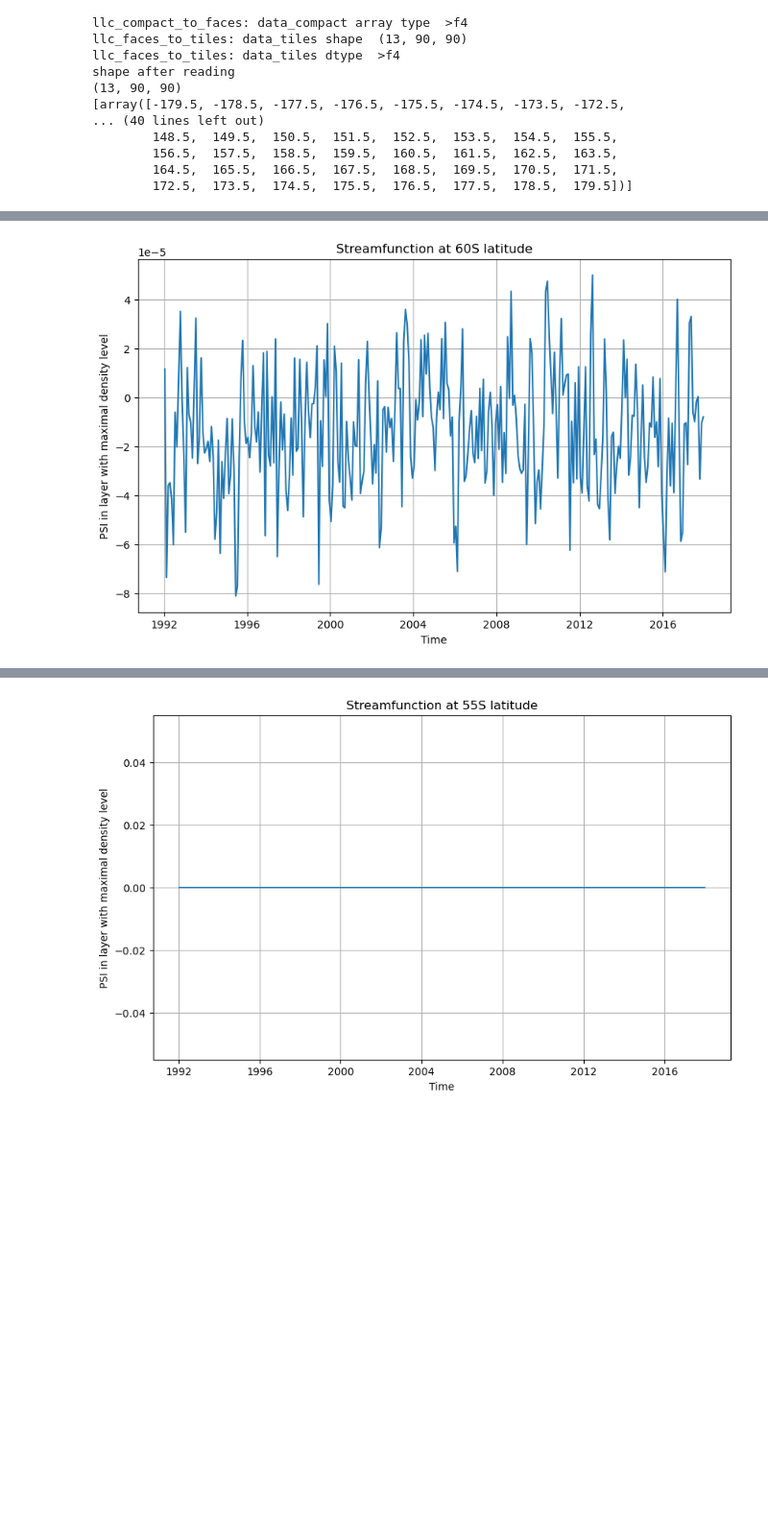
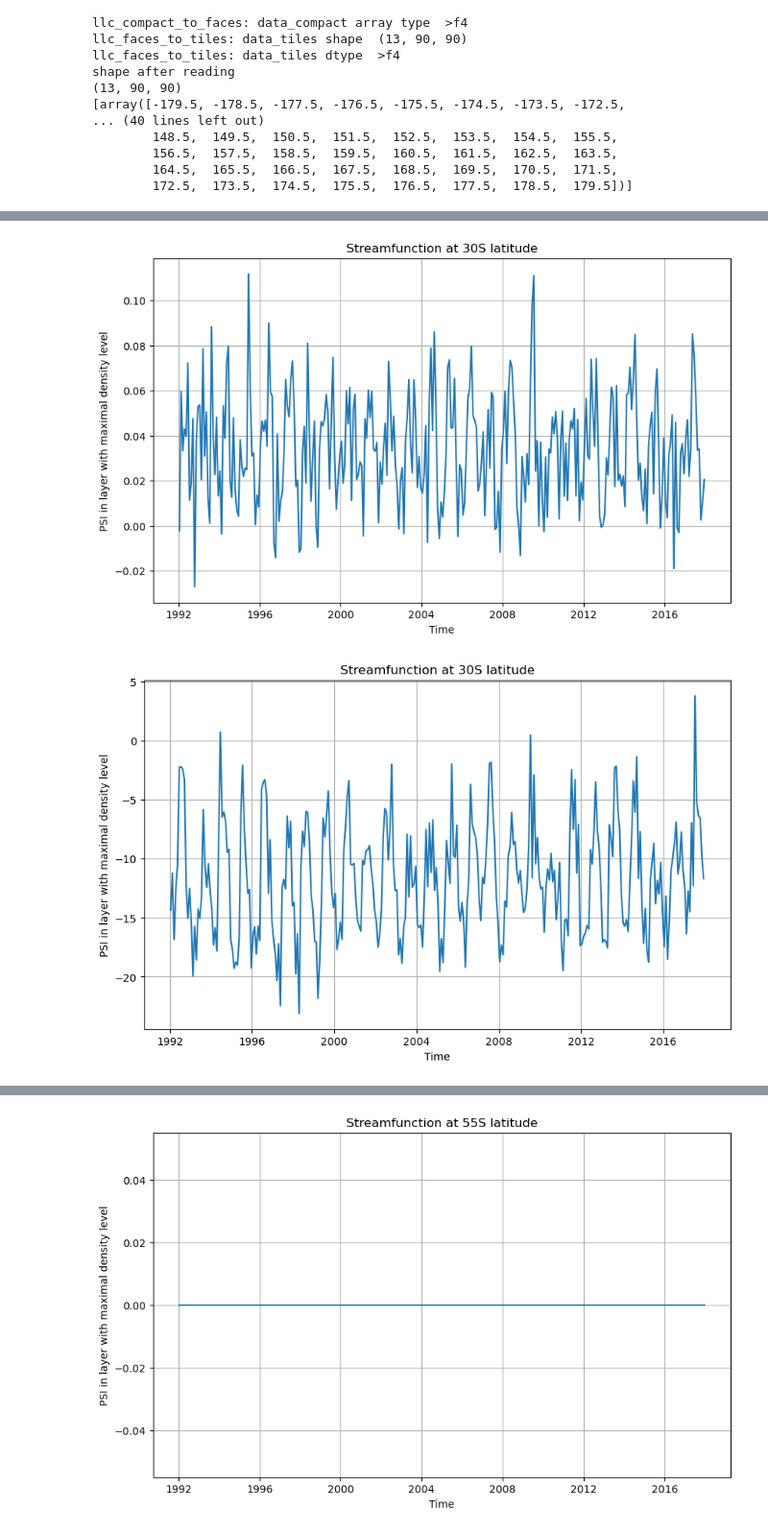
Before and after one commit to ai4er-cdt/OTP, a Jupyter notebook: streamfunction.ipynb, the cells around one changed output, grey strips where cells are left out. Shown at 96% size. Saved outputs shown, nothing was run; the diff lists cells and outputs as text; code cells hidden in the pictures; blank space fills up the shorter version.

```diff
--- a/streamfunction.ipynb
+++ b/streamfunction.ipynb
@@ -228,7 +397,11 @@ streamfunction.plot_depth_stf_vs_time(PSI,'Total', 'psi_moc')
 # %%
-folder = '60S'
-PSI = xr.open_dataset(os.path.join(OUTPUT_DIR, folder, f"PSI_zonal_average_{folder}.nc"))
-PSI_MAX_DENS = streamfunction.get_PSI_at_max_density_level(PSI)
+folder = '30S'
+PSI = xr.open_dataset(os.path.join(OUTPUT_DIR, folder, f"PSI_{folder}.nc"))
+PSI_MIN_DENS = streamfunction.get_PSI_at_max_density_level(PSI, max=False)
+streamfunction.plot_2D_streamfunction(PSI_MIN_DENS, f"Streamfunction at {folder} latitude")
+
+PSI_MAX_DENS = streamfunction.get_PSI_at_max_density_level(PSI, max=True)
 streamfunction.plot_2D_streamfunction(PSI_MAX_DENS, f"Streamfunction at {folder} latitude")
 # %% [output]
-[figure, old version]
+[figure, new version]
+[figure, added]
```
Also changed, not shown: parts of 28 cells of this notebook, 1 other file.
